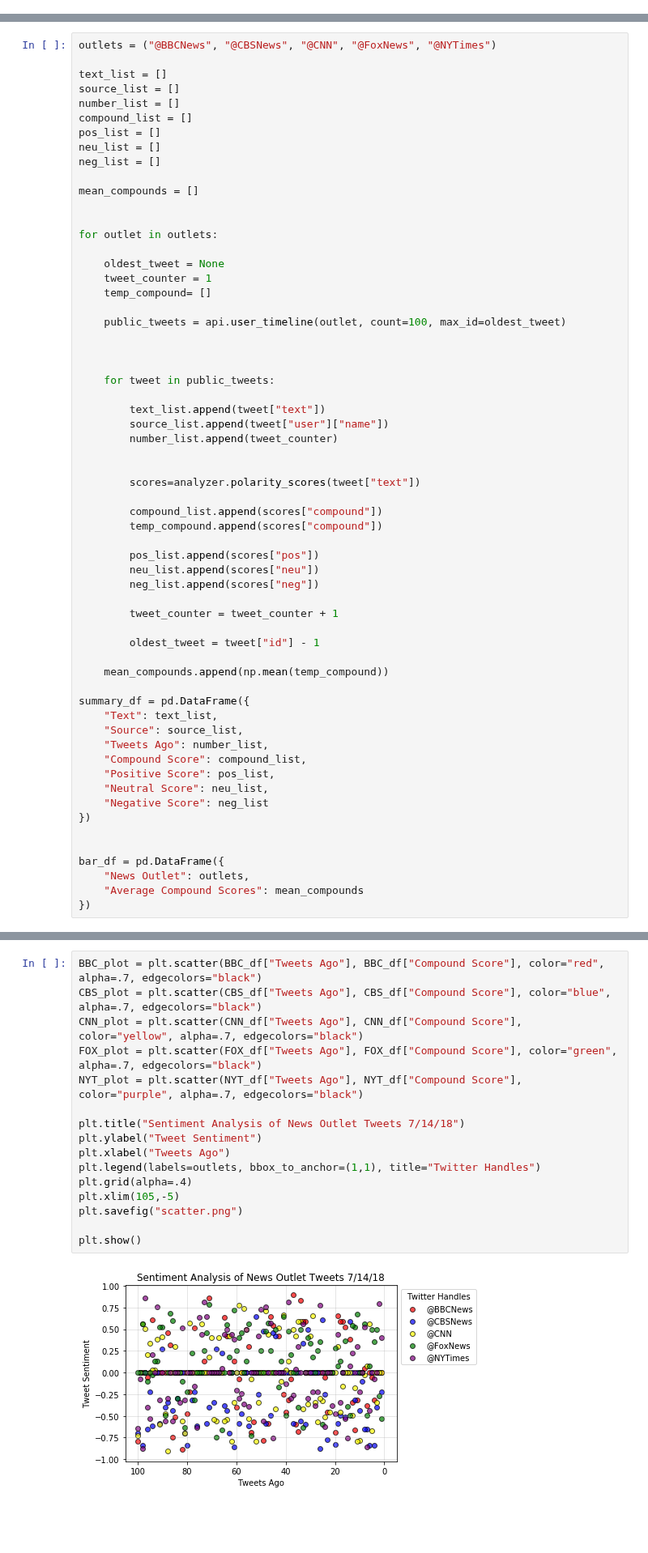
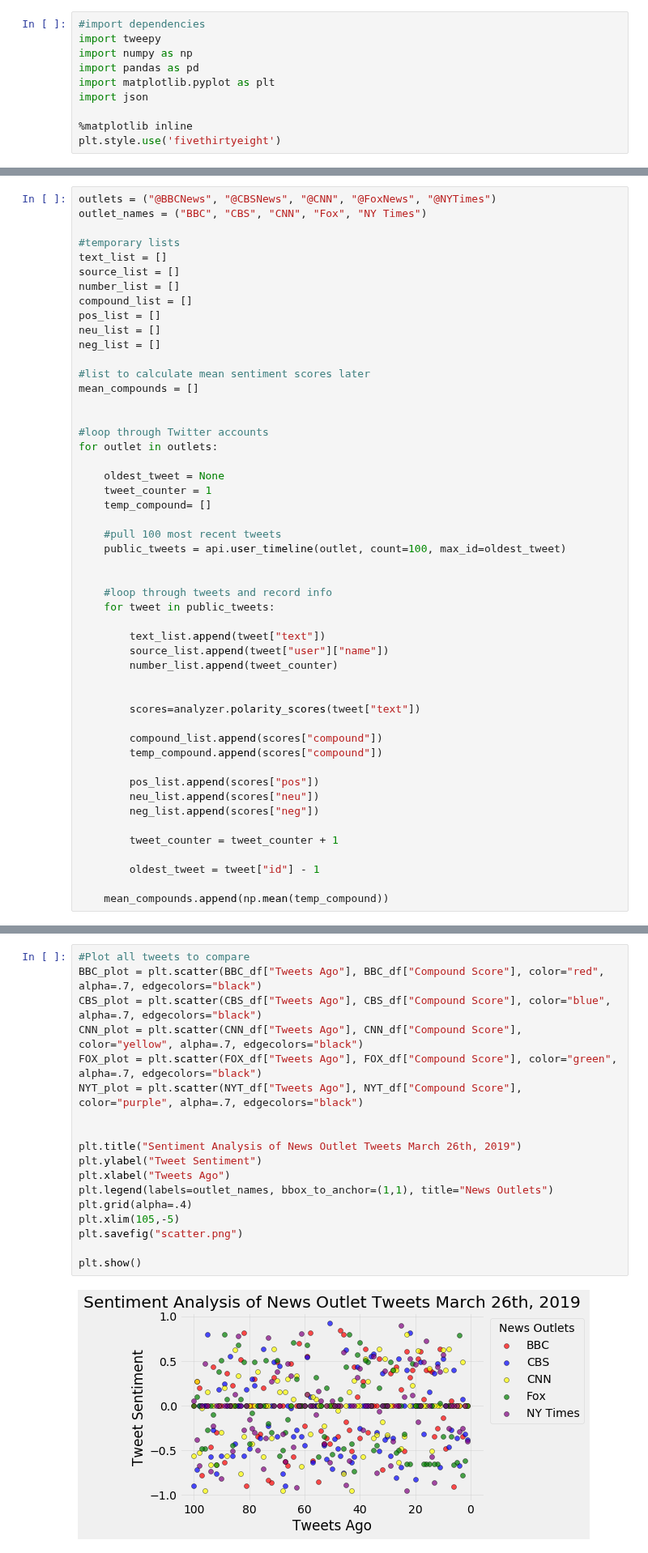
Before and after one commit to dylhowe/HW7, a Jupyter notebook: News Mood.ipynb, the cells around one changed output, grey strips where cells are left out. Shown at 81% size. Cells and saved outputs as stored; diff of their text form; blank space fills up the shorter version.

```diff
--- a/News Mood.ipynb
+++ b/News Mood.ipynb
@@ -0,0 +5,10 @@
+# %%
+#import dependencies
+import tweepy
+import numpy as np
+import pandas as pd
+import matplotlib.pyplot as plt
+import json
+
+%matplotlib inline
+plt.style.use('fivethirtyeight')
@@ -23,6 +32,8 @@ api = tweepy.API(auth, parser=tweepy.parsers.JSONParser())
 # %%
 outlets = ("@BBCNews", "@CBSNews", "@CNN", "@FoxNews", "@NYTimes")
+outlet_names = ("BBC", "CBS", "CNN", "Fox", "NY Times")
 
+#temporary lists
 text_list = []
 source_list = []
 number_list = []
@@ -31,19 +42,22 @@ pos_list = []
 neu_list = []
 neg_list = []
 
+#list to calculate mean sentiment scores later
 mean_compounds = []
 
 
+#loop through Twitter accounts
 for outlet in outlets:
 
     oldest_tweet = None
     tweet_counter = 1
     temp_compound= []
 
+    #pull 100 most recent tweets
     public_tweets = api.user_timeline(outlet, count=100, max_id=oldest_tweet)
 
 
-
+    #loop through tweets and record info
     for tweet in public_tweets:
 
         text_list.append(tweet["text"])
@@ -65,19 +79,3 @@ for outlet in outlets:
         oldest_tweet = tweet["id"] - 1
 
     mean_compounds.append(np.mean(temp_compound))
-
-summary_df = pd.DataFrame({
-    "Text": text_list,
-    "Source": source_list,
-    "Tweets Ago": number_list,
-    "Compound Score": compound_list,
-    "Positive Score": pos_list,
-    "Neutral Score": neu_list,
-    "Negative Score": neg_list
-})
-
-
-bar_df = pd.DataFrame({
-    "News Outlet": outlets,
-    "Average Compound Scores": mean_compounds
-})
@@ -88,21 +118,23 @@ CNN_df = summary_df.loc[summary_df["Source"] == "CNN"]
 FOX_df = summary_df.loc[summary_df["Source"] == "Fox News"]
 NYT_df = summary_df.loc[summary_df["Source"] == "The New York Times"]
 # %%
+#Plot all tweets to compare
 BBC_plot = plt.scatter(BBC_df["Tweets Ago"], BBC_df["Compound Score"], color="red", alpha=.7, edgecolors="black")
 CBS_plot = plt.scatter(CBS_df["Tweets Ago"], CBS_df["Compound Score"], color="blue", alpha=.7, edgecolors="black")
 CNN_plot = plt.scatter(CNN_df["Tweets Ago"], CNN_df["Compound Score"], color="yellow", alpha=.7, edgecolors="black")
 FOX_plot = plt.scatter(FOX_df["Tweets Ago"], FOX_df["Compound Score"], color="green", alpha=.7, edgecolors="black")
 NYT_plot = plt.scatter(NYT_df["Tweets Ago"], NYT_df["Compound Score"], color="purple", alpha=.7, edgecolors="black")
 
-plt.title("Sentiment Analysis of News Outlet Tweets 7/14/18")
+
+plt.title("Sentiment Analysis of News Outlet Tweets March 26th, 2019")
 plt.ylabel("Tweet Sentiment")
 plt.xlabel("Tweets Ago")
-plt.legend(labels=outlets, bbox_to_anchor=(1,1), title="Twitter Handles")
+plt.legend(labels=outlet_names, bbox_to_anchor=(1,1), title="News Outlets")
 plt.grid(alpha=.4)
 plt.xlim(105,-5)
 plt.savefig("scatter.png")
 
 plt.show()
 # %% [output]
-[figure, old version]
+[figure, new version]
 # %%
```
Also changed, not shown: parts of 9 cells of this notebook, 8 other files.
